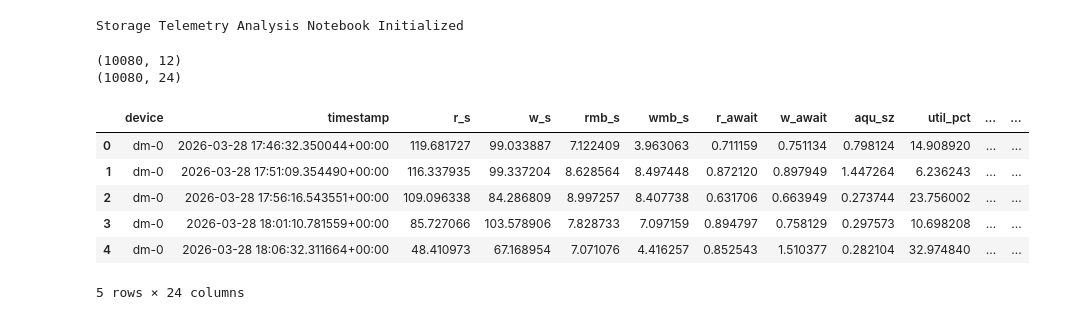
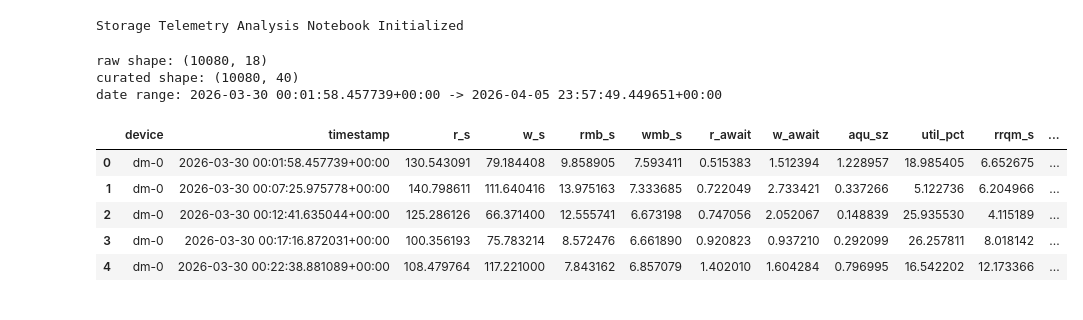
Before and after one commit to Rakesh9759/storage-telemetry-analytics-v3, a Jupyter notebook: notebooks/01_data_profile.ipynb, the cells around one changed output. Saved outputs shown, nothing was run; the diff lists cells and outputs as text; code cells hidden in the pictures.

```diff
--- a/notebooks/01_data_profile.ipynb
+++ b/notebooks/01_data_profile.ipynb
@@ -6,37 +6,30 @@ print("Storage Telemetry Analysis Notebook Initialized")
 Storage Telemetry Analysis Notebook Initialized
 # %%
 # Load database config from YAML
-import yaml
-from sqlalchemy import create_engine
-from urllib.parse import quote_plus
+import pandas as pd
+from utils.notebook_helpers import get_postgres_engine
 
-with open("../configs/database.yaml", "r") as f:
-    config = yaml.safe_load(f)
-
-pg_conf = config["database"]["postgres"]
-pg_user = quote_plus(pg_conf["user"])
-pg_password = quote_plus(pg_conf["password"])
-pg_host = pg_conf["host"]
-pg_port = pg_conf["port"]
-pg_db = pg_conf["db"]
-
-conn_str = f"postgresql+psycopg2://{pg_user}:{pg_password}@{pg_host}:{pg_port}/{pg_db}"
-engine = create_engine(conn_str)
+engine, pg_conf = get_postgres_engine("../configs/database.yaml")
 
 raw_df = pd.read_sql_query("SELECT * FROM raw_device_metrics", engine)
 curated_df = pd.read_sql_query("SELECT * FROM curated_device_metrics", engine)
 
-print(raw_df.shape)
-print(curated_df.shape)
+raw_df["timestamp"] = pd.to_datetime(raw_df["timestamp"], errors="coerce")
+curated_df["timestamp"] = pd.to_datetime(curated_df["timestamp"], errors="coerce")
 
-curated_df.head()
+print("Connected to PostgreSQL:", pg_conf["host"], pg_conf["db"])
+print("raw shape:", raw_df.shape)
+print("curated shape:", curated_df.shape)
+print("date range:", raw_df["timestamp"].min(), "->", raw_df["timestamp"].max())
+
+raw_df.head()
 # %% [output]
-(10080, 12)
-(10080, 24)
+raw shape: (10080, 18)
+curated shape: (10080, 40)
+date range: 2026-03-30 00:01:58.457739+00:00 -> 2026-04-05 23:57:49.449651+00:00
-|  | device | timestamp | r_s | w_s | rmb_s | wmb_s | r_await | w_await | aqu_sz | util_pct | ... | ... |
-| 0 | dm-0 | 2026-03-28 17:46:32.350044+00:00 | 119.681727 | 99.033887 | 7.122409 | 3.963063 | 0.711159 | 0.751134 | 0.798124 | 14.908920 | ... | ... |
-| 1 | dm-0 | 2026-03-28 17:51:09.354490+00:00 | 116.337935 | 99.337204 | 8.628564 | 8.497448 | 0.872120 | 0.897949 | 1.447264 | 6.236243 | ... | ... |
-| 2 | dm-0 | 2026-03-28 17:56:16.543551+00:00 | 109.096338 | 84.286809 | 8.997257 | 8.407738 | 0.631706 | 0.663949 | 0.273744 | 23.756002 | ... | ... |
-| 3 | dm-0 | 2026-03-28 18:01:10.781559+00:00 | 85.727066 | 103.578906 | 7.828733 | 7.097159 | 0.894797 | 0.758129 | 0.297573 | 10.698208 | ... | ... |
-| 4 | dm-0 | 2026-03-28 18:06:32.311664+00:00 | 48.410973 | 67.168954 | 7.071076 | 4.416257 | 0.852543 | 1.510377 | 0.282104 | 32.974840 | ... | ... |
+|  | device | timestamp | r_s | w_s | rmb_s | wmb_s | r_await | w_await | aqu_sz | util_pct | rrqm_s | ... |
+| 0 | dm-0 | 2026-03-30 00:01:58.457739+00:00 | 130.543091 | 79.184408 | 9.858905 | 7.593411 | 0.515383 | 1.512394 | 1.228957 | 18.985405 | 6.652675 | ... |
+| 1 | dm-0 | 2026-03-30 00:07:25.975778+00:00 | 140.798611 | 111.640416 | 13.975163 | 7.333685 | 0.722049 | 2.733421 | 0.337266 | 5.122736 | 6.204966 | ... |
+| 2 | dm-0 | 2026-03-30 00:12:41.635044+00:00 | 125.286126 | 66.371400 | 12.555741 | 6.673198 | 0.747056 | 2.052067 | 0.148839 | 25.935530 | 4.115189 | ... |
+| 3 | dm-0 | 2026-03-30 00:17:16.872031+00:00 | 100.356193 | 75.783214 | 8.572476 | 6.661890 | 0.920823 | 0.937210 | 0.292099 | 26.257811 | 8.018142 | ... |
+| 4 | dm-0 | 2026-03-30 00:22:38.881089+00:00 | 108.479764 | 117.221000 | 7.843162 | 6.857079 | 1.402010 | 1.604284 | 0.796995 | 16.542202 | 12.173366 | ... |
-5 rows × 24 columns
```
Also changed, not shown: parts of 3 cells of this notebook, 9 other files.
